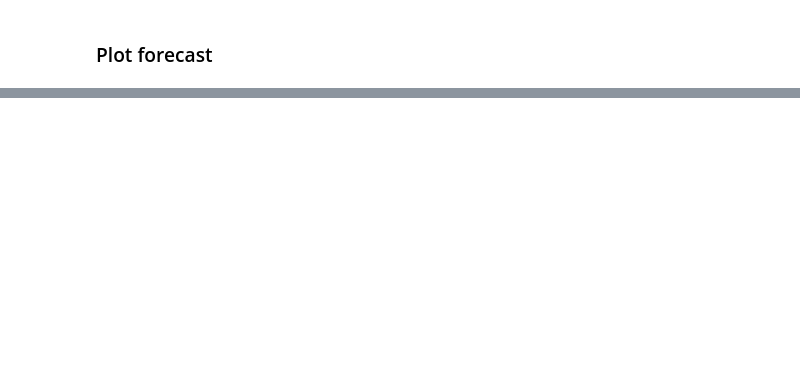
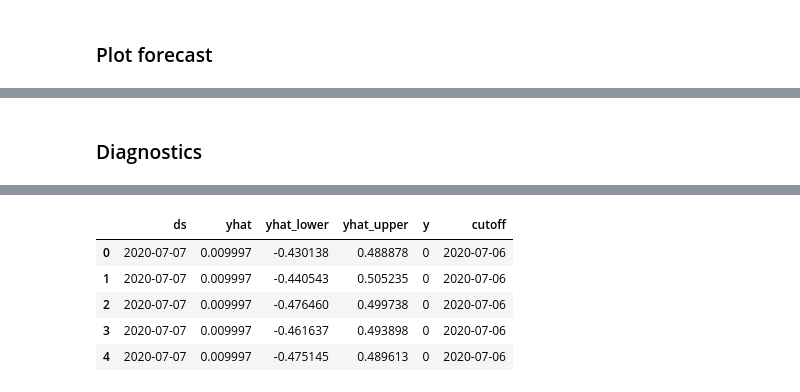
Before and after one commit to jeyasri-s2/meansquares, a Jupyter notebook: Prophet_Base_Case.ipynb, the cells around one changed output, grey strips where cells are left out. Drawn from its saved outputs; the diff is of its cells as text; code cells hidden in the pictures; blank space fills up the shorter version.

```diff
--- a/Prophet_Base_Case.ipynb
+++ b/Prophet_Base_Case.ipynb
@@ -130,3 +143,10 @@ plot_plotly(prophet_model, forecast)
 plot_components_plotly(prophet_model, forecast)
 # %% [output]
 [interactive output not drawn]
+# %% [markdown]
+### Diagnostics
+# %%
+# 172 total days of data (30%)
+df_cv = cross_validation(prophet_model, initial='120 days', period='14 days', horizon = '30 days')
+df_cv.head()
+# %% [output]
@@ -132,0 +154,6 @@ plot_components_plotly(prophet_model, forecast)
+|  | ds | yhat | yhat_lower | yhat_upper | y | cutoff |
+| 0 | 2020-07-07 | 0.009997 | -0.430138 | 0.488878 | 0 | 2020-07-06 |
+| 1 | 2020-07-07 | 0.009997 | -0.440543 | 0.505235 | 0 | 2020-07-06 |
+| 2 | 2020-07-07 | 0.009997 | -0.476460 | 0.499738 | 0 | 2020-07-06 |
+| 3 | 2020-07-07 | 0.009997 | -0.461637 | 0.493898 | 0 | 2020-07-06 |
+| 4 | 2020-07-07 | 0.009997 | -0.475145 | 0.489613 | 0 | 2020-07-06 |
```
Also changed, not shown: parts of 14 cells of this notebook.
